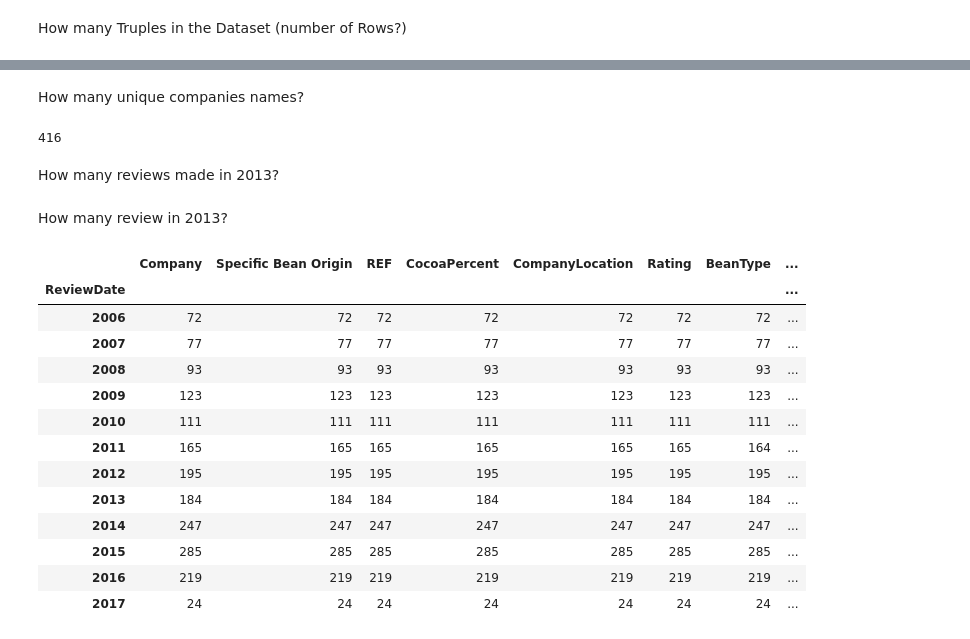
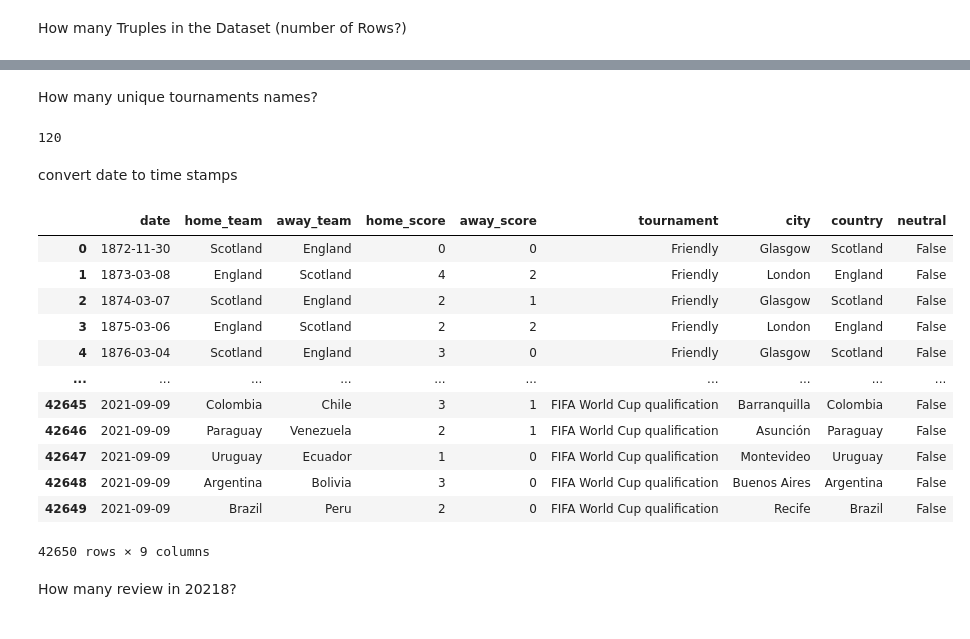
Before and after one commit to igornzaramba/Python-for-machine-learning-Class, a Jupyter notebook: Football.ipynb, the cells around one changed output, grey strips where cells are left out. Saved outputs shown, nothing was run; the diff lists cells and outputs as text; code cells hidden in the pictures.

```diff
--- a/Football.ipynb
+++ b/Football.ipynb
@@ -37,27 +41,27 @@ len(df)
 # %% [markdown]
-How many unique companies names?
+How many unique tournaments names?
 # %%
-len(df.Company.unique())
+len(df.tournament.unique())
 # %% [output]
-416
+120
+# %% [markdown]
+convert date to time stamps
+# %%
+df['date'] = pd.to_datetime(df['date'])
+df
+# %% [output]
+|  | date | home_team | away_team | home_score | away_score | tournament | city | country | neutral |
+| 0 | 1872-11-30 | Scotland | England | 0 | 0 | Friendly | Glasgow | Scotland | False |
+| 1 | 1873-03-08 | England | Scotland | 4 | 2 | Friendly | London | England | False |
+| 2 | 1874-03-07 | Scotland | England | 2 | 1 | Friendly | Glasgow | Scotland | False |
+| 3 | 1875-03-06 | England | Scotland | 2 | 2 | Friendly | London | England | False |
+| 4 | 1876-03-04 | Scotland | England | 3 | 0 | Friendly | Glasgow | Scotland | False |
+| ... | ... | ... | ... | ... | ... | ... | ... | ... | ... |
+| 42645 | 2021-09-09 | Colombia | Chile | 3 | 1 | FIFA World Cup qualification | Barranquilla | Colombia | False |
+| 42646 | 2021-09-09 | Paraguay | Venezuela | 2 | 1 | FIFA World Cup qualification | Asunción | Paraguay | False |
+| 42647 | 2021-09-09 | Uruguay | Ecuador | 1 | 0 | FIFA World Cup qualification | Montevideo | Uruguay | False |
+| 42648 | 2021-09-09 | Argentina | Bolivia | 3 | 0 | FIFA World Cup qualification | Buenos Aires | Argentina | False |
+| 42649 | 2021-09-09 | Brazil | Peru | 2 | 0 | FIFA World Cup qualification | Recife | Brazil | False |
+42650 rows × 9 columns
 # %% [markdown]
-How many reviews made in 2013?
+How many review in 20218?
-# %% [markdown]
-How many review in 2013?
-# %%
-df.groupby("ReviewDate").count()
-# %% [output]
-|  | Company | Specific Bean Origin | REF | CocoaPercent | CompanyLocation | Rating | BeanType | ... |
-| ReviewDate |  |  |  |  |  |  |  | ... |
-| 2006 | 72 | 72 | 72 | 72 | 72 | 72 | 72 | ... |
-| 2007 | 77 | 77 | 77 | 77 | 77 | 77 | 77 | ... |
-| 2008 | 93 | 93 | 93 | 93 | 93 | 93 | 93 | ... |
-| 2009 | 123 | 123 | 123 | 123 | 123 | 123 | 123 | ... |
-| 2010 | 111 | 111 | 111 | 111 | 111 | 111 | 111 | ... |
-| 2011 | 165 | 165 | 165 | 165 | 165 | 165 | 164 | ... |
-| 2012 | 195 | 195 | 195 | 195 | 195 | 195 | 195 | ... |
-| 2013 | 184 | 184 | 184 | 184 | 184 | 184 | 184 | ... |
-| 2014 | 247 | 247 | 247 | 247 | 247 | 247 | 247 | ... |
-| 2015 | 285 | 285 | 285 | 285 | 285 | 285 | 285 | ... |
-| 2016 | 219 | 219 | 219 | 219 | 219 | 219 | 219 | ... |
-| 2017 | 24 | 24 | 24 | 24 | 24 | 24 | 24 | ... |
```
Also changed, not shown: parts of 26 cells of this notebook.
